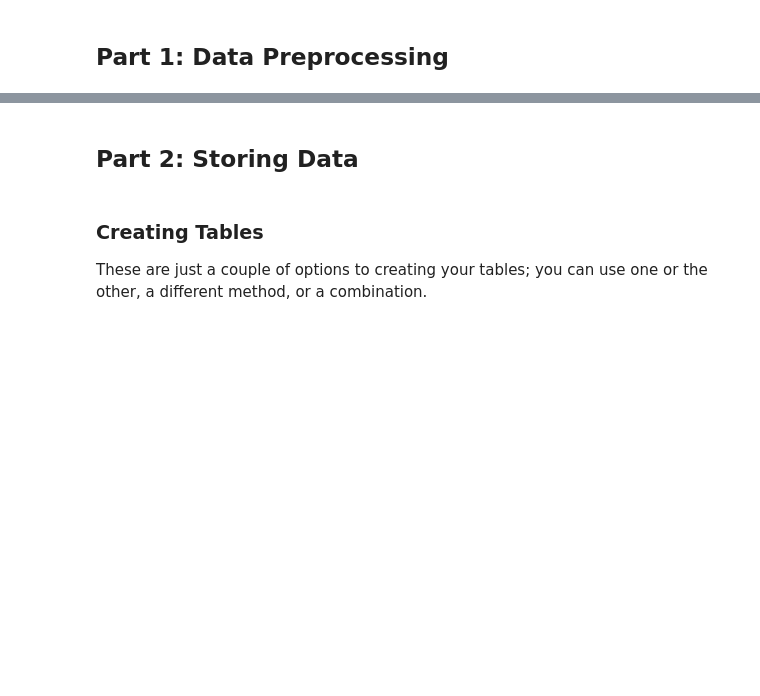
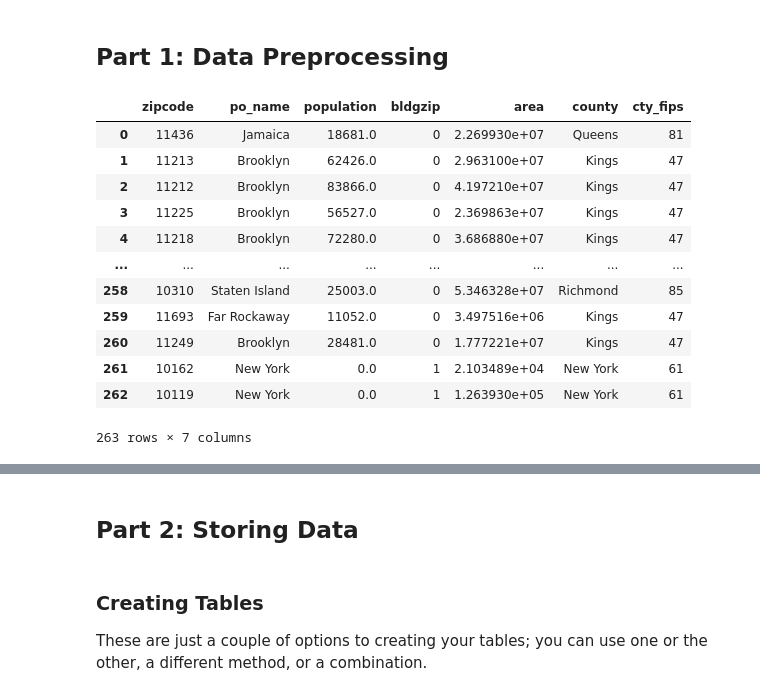
Before and after one commit to alexnaef/Tools-for-Analytics-Final-Project, a Jupyter notebook: Project Template.ipynb, the cells around one changed output, grey strips where cells are left out. Drawn from its saved outputs; the diff is of its cells as text; code cells hidden in the pictures; blank space fills up the shorter version.

```diff
--- a/Project Template.ipynb
+++ b/Project Template.ipynb
@@ -81,5 +90,29 @@ def download_nyc_geojson_data(url, force=False):
     return filename
 # %%
 def load_and_clean_zipcodes(zipcode_datafile):
-    raise NotImplementedError()
+    zipcodes_df = pd.read_csv("data/nyc_zipcodes-1.csv")
+    keep_columns = ["ZIPCODE", "PO_NAME", "POPULATION", "BLDGZIP", "AREA", "COUNTY", "CTY_FIPS"]
+    zipcodes_df = zipcodes_df[keep_columns]
+    zipcodes_df = zipcodes_df.dropna()
+    zipcodes_df.columns = zipcodes_df.columns.str.strip().str.lower()
+    zipcodes_df["zipcode"] = zipcodes_df["zipcode"].astype(str)
+
+    return zipcodes_df
+zipcode_datafile = 'data/nyc_zipcodes-1.csv'  # Replace with your file path
+df_zipcodes = load_and_clean_zipcodes(zipcode_datafile)
+df_zipcodes
+# %% [output]
+|  | zipcode | po_name | population | bldgzip | area | county | cty_fips |
+| 0 | 11436 | Jamaica | 18681.0 | 0 | 2.269930e+07 | Queens | 81 |
+| 1 | 11213 | Brooklyn | 62426.0 | 0 | 2.963100e+07 | Kings | 47 |
+| 2 | 11212 | Brooklyn | 83866.0 | 0 | 4.197210e+07 | Kings | 47 |
+| 3 | 11225 | Brooklyn | 56527.0 | 0 | 2.369863e+07 | Kings | 47 |
+| 4 | 11218 | Brooklyn | 72280.0 | 0 | 3.686880e+07 | Kings | 47 |
+| ... | ... | ... | ... | ... | ... | ... | ... |
+| 258 | 10310 | Staten Island | 25003.0 | 0 | 5.346328e+07 | Richmond | 85 |
+| 259 | 11693 | Far Rockaway | 11052.0 | 0 | 3.497516e+06 | Kings | 47 |
+| 260 | 11249 | Brooklyn | 28481.0 | 0 | 1.777221e+07 | Kings | 47 |
+| 261 | 10162 | New York | 0.0 | 1 | 2.103489e+04 | New York | 61 |
+| 262 | 10119 | New York | 0.0 | 1 | 1.263930e+05 | New York | 61 |
+263 rows × 7 columns
 # %%
```
Also changed, not shown: parts of 16 cells of this notebook.
